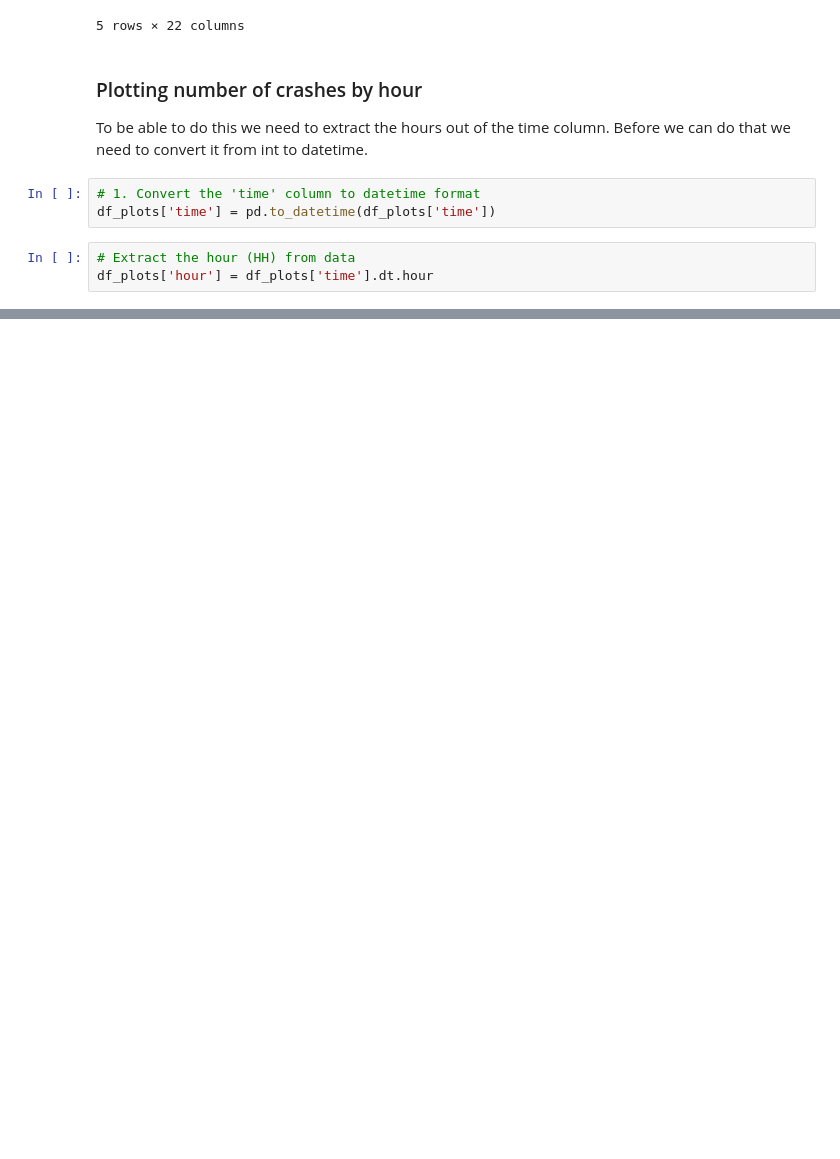
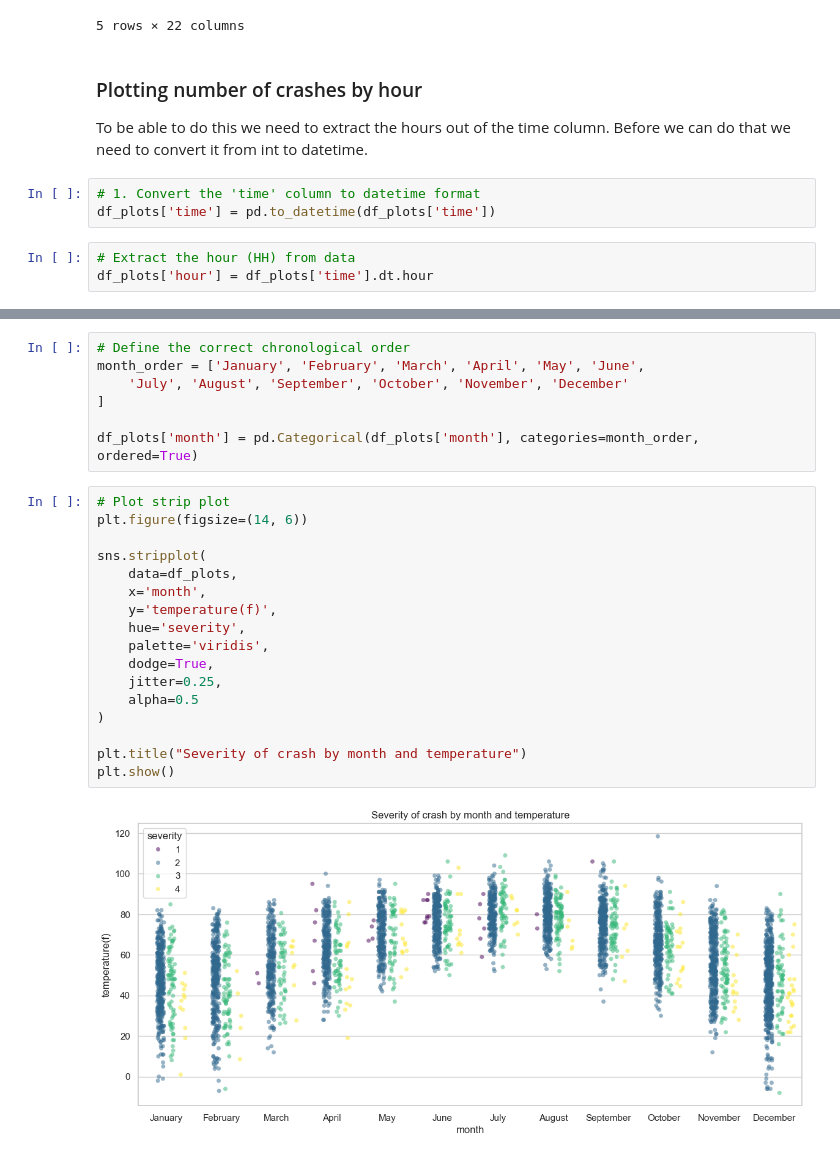
Before and after one commit to StavSteven/us_car_accidents, a Jupyter notebook: jupyter_notebooks/2_plotting_us_accidents.ipynb, the cells around one changed output, grey strips where cells are left out. Drawn from its saved outputs; the diff is of its cells as text; blank space fills up the shorter version.

```diff
--- a/jupyter_notebooks/2_plotting_us_accidents.ipynb
+++ b/jupyter_notebooks/2_plotting_us_accidents.ipynb
@@ -65,0 +78,26 @@ plt.show()
+# %%
+# Define the correct chronological order
+month_order = ['January', 'February', 'March', 'April', 'May', 'June',
+    'July', 'August', 'September', 'October', 'November', 'December'
+]
+
+df_plots['month'] = pd.Categorical(df_plots['month'], categories=month_order, ordered=True)
+# %%
+# Plot strip plot
+plt.figure(figsize=(14, 6))
+
+sns.stripplot(
+    data=df_plots,
+    x='month',
+    y='temperature(f)',
+    hue='severity',
+    palette='viridis',
+    dodge=True,
+    jitter=0.25,
+    alpha=0.5
+)
+
+plt.title("Severity of crash by month and temperature")
+plt.show()
+# %% [output]
+[figure, added]
```
Also changed, not shown: parts of 3 cells of this notebook.
